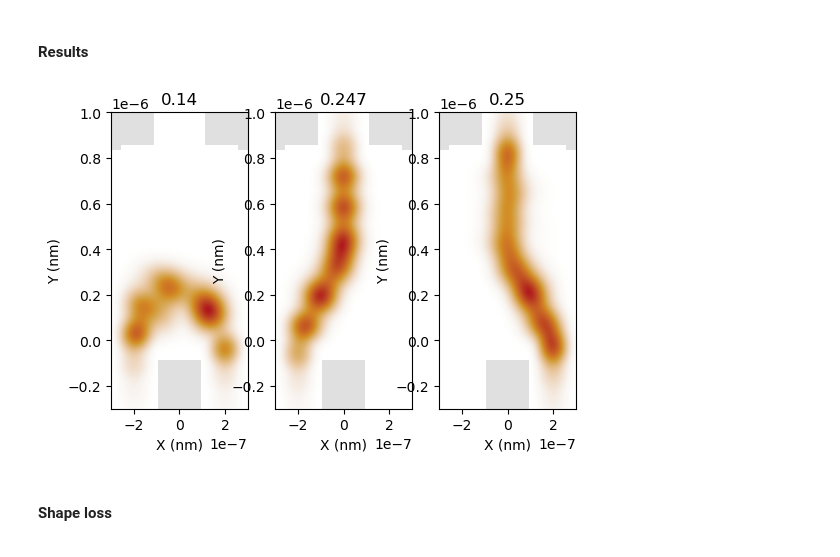
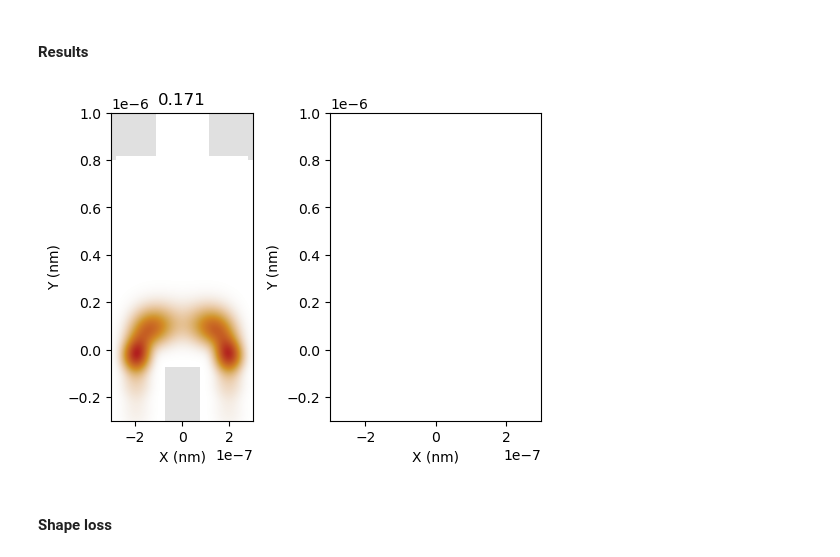
Before and after one commit to Satin21/Trijunction, a Jupyter notebook: analysis/minimal_loss.ipynb, the cells around one changed output. Saved outputs shown, nothing was run; the diff lists cells and outputs as text; code cells hidden in the pictures.

```diff
--- a/analysis/minimal_loss.ipynb
+++ b/analysis/minimal_loss.ipynb
@@ -28,10 +28,11 @@ with open('/home/tinkerer/trijunction-design/codes/config.json', 'r') as f:
 
 change_config = [
     # {"device": {"thickness": {"dielectric": 1.0}}},
-    # {"device":
-    #  {"grid_spacing":
-    #   {"twoDEG": 1, "normal": 1, "dielectric": 1, "air": 5, "gate": 1, "substrate": 1}}},
+    {"device":
+     {"grid_spacing":
+      {"twoDEG": 0.5, "normal": 1, "dielectric": 1, "air": 5, "gate": 1, "substrate": 1}}},
     {"gate": {"channel_width": 13.0, "L":40, 'angle': np.pi/6, 'gap': 4}},
+    # {"kwant": {'nww': 8}}
 ]
 
 for local_config in change_config:
@@ -213,13 +205,16 @@ for pair in ['left-right']:
 # %% [markdown]
 #### Results
 # %%
-fig, ax = plt.subplots(ncols=3, figsize=(6, 4))
+fig, ax = plt.subplots(ncols=2, figsize=(6, 4))
 
-for i, pair in enumerate(['left-right', 'left-top', 'right-top']):
+for i, pair in enumerate(['left-right']):
     params = parameters.junction_parameters()
     params.update(potential=system.flat_potential())
     params.update(parameters.phase_pairs(pair, optimal_phase[pair]))
-    params.update(optimal_voltages[pair])
+    params.update(parameters.voltage_dict([-0.00058147,
+                                           -0.00058213,
+                                           -0.01380494,
+                                           0.00311198]))
 
     base_ham = system.trijunction.hamiltonian_submatrix(
         sparse=True, params=system.f_params(**params)
@@ -235,34 +230,34 @@ for i, pair in enumerate(['left-right', 'left-top', 'right-top']):
     evals, evecs = eigsh(full_ham, k=6, sigma=0, return_eigenvectors=True)
 
     transformed_hamiltonian = svd_transformation(
         evals, evecs, system.mlwf[order_wavefunctions(pair)]
     )
 
     desired = np.abs(transformed_hamiltonian[0, 1])
     undesired = np.linalg.norm(transformed_hamiltonian[2:])
 
     wfv = codes.optimization.density(evecs[:, 0])
 
     # potential = linear_ham.diagonal()[::4]
     # step_potential = np.array(np.abs(potential) > bands[0], dtype=int)
     # kwant.plotter.map(system.trijunction, lambda i: step_potential[i], ax=ax[0])
     kwant.plotter.density(system.trijunction, wfv, ax = ax[i]);
     ax[i].set_title(np.round(desired/topological_gap, 3))
     # for value in system.indices.values():
     #     ax[0].scatter(*kwant_sites[value], c='blue')
 
     # voltages = list(optimal_voltages[pair].values())
     # print(pair + ':', np.array(voltages)[list(range(0, 7, 2))])
 for axes in ax:
     axes.set_ylim(-3e-7, 10e-7)
     axes.set_xlim(-3e-7, 3e-7)
     axes.set_xlabel('X (nm)')
     axes.set_ylabel('Y (nm)')
 
 # fig.tight_layout()
 # plt.savefig('/home/tinkerer/trijunction-design/codes/wavefunction.pdf', format='pdf')
 # %% [output]
-[figure, old version]
+[figure, new version]
 # %% [markdown]
 #### Shape loss
 # %%
```
Also changed, not shown: parts of 10 cells of this notebook, 8 other files.
